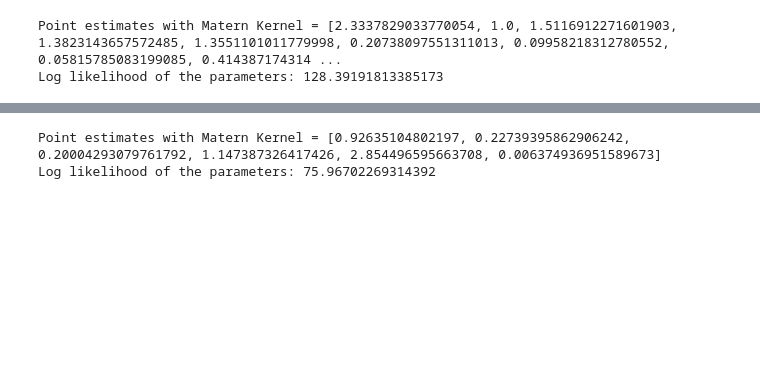
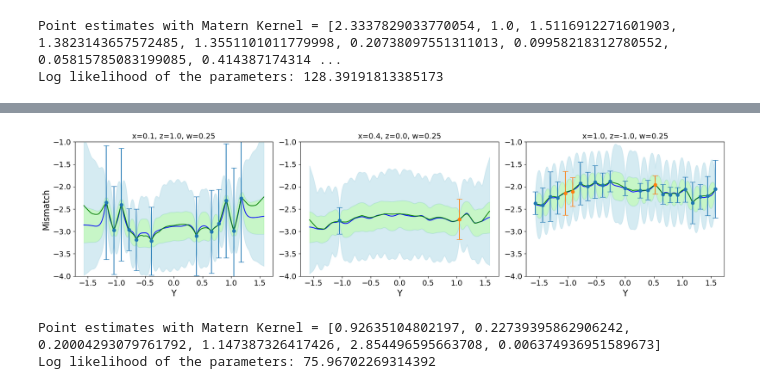
Before and after one commit to seanwhite674/FinalYearProject, a Jupyter notebook: Final_gps/MCMC_on_final_models.ipynb, the cells around one changed output, grey strips where cells are left out. Saved outputs shown, nothing was run; the diff lists cells and outputs as text; code cells hidden in the pictures; blank space fills up the shorter version.

```diff
--- a/Final_gps/MCMC_on_final_models.ipynb
+++ b/Final_gps/MCMC_on_final_models.ipynb
@@ -269,3 +333,90 @@ plt.show()
+# %%
+import os
+import numpy as np
+import matplotlib.pyplot as plt
+from joblib import load
+from tqdm import tqdm
+
+# Set up domain and points of interest
+ydomain = np.linspace(-np.pi/2, np.pi/2, 1000)
+
+xpoints_plot = np.array([0.1, 0.4, 1.0])
+zpoints_plot = np.array([1.0, 0.0, -1.0])
+wpoints_plot = np.array([0.25, 0.25, 0.25])
+
+# Set up subplots
+fig, axes = plt.subplots(1, 3, figsize=(18, 5))
+
+for i in range(3):
+    xpoint = xpoints_plot[i]
+    zpoint = zpoints_plot[i]
+    wpoint = wpoints_plot[i]
+    ax = axes[i]
+
+    # Create prediction input (x,z,w fixed, vary y)
+    Xpred = np.column_stack((
+        np.full(ydomain.shape, xpoint),
+        ydomain,
+        np.full(ydomain.shape, zpoint),
+        np.full(ydomain.shape, wpoint)
+    ))
+
+    # GP prediction (pointwise)
+    pred_mean1, pred_std1 = gpr_loaded.predict(Xpred, return_std=True)
+
+    # MCMC prediction (assuming function plotMCMC exists)
+    pred_mean, pred_std = plotMCMC(samples, Xpred)
+
+    # Plot mean predictions
+    ax.plot(ydomain, pred_mean1, color='blue', label='GP (Point Estimate)')
+    ax.plot(ydomain, pred_mean, color='green', label='GP (MCMC)')
+
+    # Fill confidence regions
+    ax.fill_between(
+        ydomain, pred_mean1 - 2 * pred_std1, pred_mean1 + 2 * pred_std1,
+        color='lightgreen', alpha=0.5, label='GP 95% CI'
+    )
+    ax.fill_between(
+        ydomain, pred_mean1 - 2 * pred_std1, pred_mean - 2 * pred_std,
+        color='lightblue', alpha=0.5
+    )
+    ax.fill_between(
+        ydomain, pred_mean1 + 2 * pred_std1, pred_mean + 2 * pred_std,
+        color='lightblue', alpha=0.5, label='MCMC CI Extension'
+    )
+
+    # Filter data points near this location
+    indtrain = (
+        np.isclose(x1train, xpoint, atol=0.05) &
+        np.isclose(z1train, zpoint, atol=0.05)
+    )
+    indtest = (
+        np.isclose(x1test, xpoint, atol=0.05) &
+        np.isclose(z1test, zpoint, atol=0.05)
+    )
+
+    # Plot observed data
+    ax.errorbar(y1train[indtrain], D1_train[indtrain], yerr=E1_train[indtrain],
+                fmt='o', capsize=5, color='#1f77b4', label='Train')
+    ax.errorbar(y1test[indtest], D1_test[indtest], yerr=E1_test[indtest],
+                fmt='o', capsize=5, color='#ff7f0e', label='Test')
+
+    ax.set_ylim((-4, -1))
+    ax.tick_params(axis='both', labelsize=14)
+    ax.set_xlabel('Y', fontsize=16)
+    if i == 0:
+        ax.set_ylabel('Mismatch', fontsize=16)
+    ax.set_title(f"x={xpoint}, z={zpoint}, w={wpoint}", fontsize=14)
+
+# Common legend
+handles, labels = axes[0].get_legend_handles_labels()
+#fig.legend(handles, labels, loc='upper center', ncol=4, fontsize=14, frameon=False)
+
+plt.tight_layout(rect=[0, 0, 1, 0.92])  # leave space for legend
+plt.savefig(r"C:\Users\seanw\OneDrive\Desktop\GitHub\FYP\latex\LatexPlots\final_gps_plots\MCMCpointwisecomparison_all.png", dpi=72, bbox_inches='tight')
+plt.show()
+# %% [output]
+[figure, added]
 # %%
 kernel_name = "Mat_noerr"
 base_dir = r'C:\Users\seanw\OneDrive\Desktop\GitHub\FYP\Final_gps'
```
Also changed, not shown: parts of 11 cells of this notebook, 17 other files.
